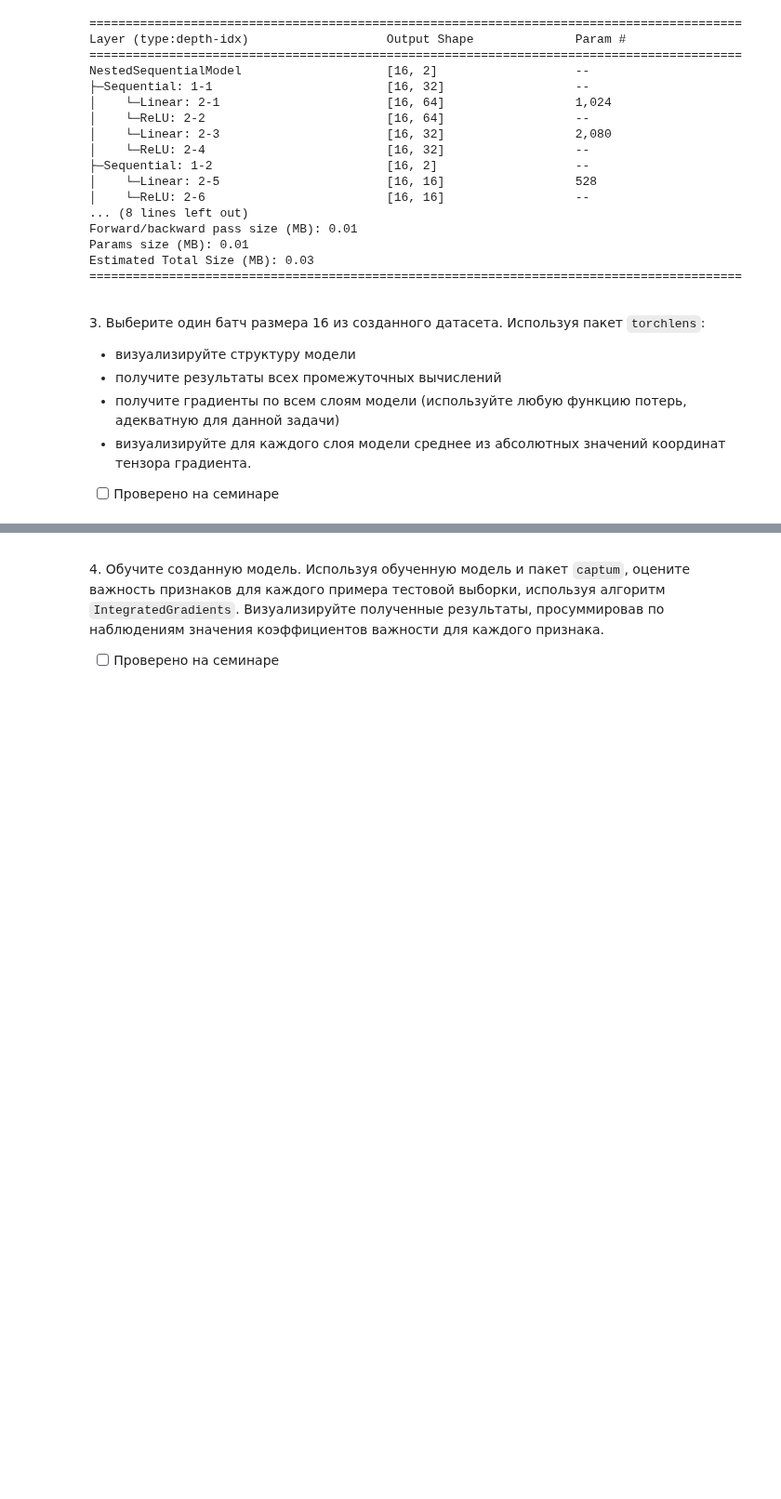
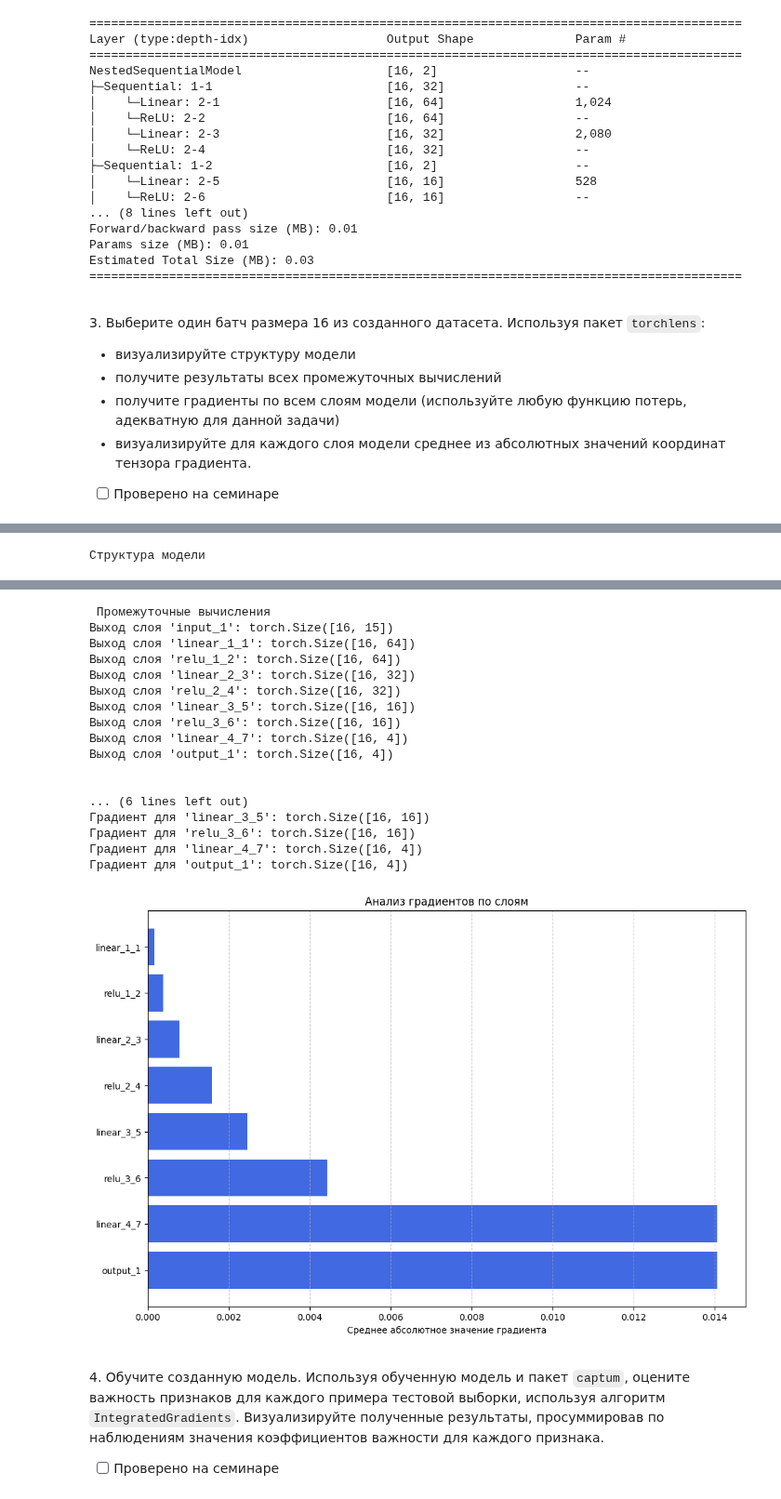
Before and after one commit to Ackrome/FU, a Jupyter notebook: Course_3/DL/02_4_analysis.ipynb, the cells around one changed output, grey strips where cells are left out. Shown at 93% size. Cells and saved outputs as stored; diff of their text form; code cells hidden in the pictures; blank space fills up the shorter version.

```diff
--- a/Course_3/DL/02_4_analysis.ipynb
+++ b/Course_3/DL/02_4_analysis.ipynb
@@ -318,0 +266,55 @@ AttributeError: 'ModelHistory' object has no attribute 'plot_gradient_summary'
+# %%
+BATCH_SIZE = 16
+
+train_loader = DataLoader(train_data, batch_size=BATCH_SIZE, shuffle=True)
+
+x_batch, y_batch = next(iter(train_loader))
+
+
+num_classes = len(torch.unique(full_dataset.target))
+
+model = NestedSequentialModel(input_features=INPUT_FEATURES, num_classes=num_classes)
+
+criterion = nn.CrossEntropyLoss()
+
+
+print("Структура модели")
+model_history = tl.log_forward_pass(model, x_batch, vis_opt='unrolled', save_gradients=True)
+
+outputs = model_history[-1].tensor_contents
+
+loss = criterion(outputs, y_batch)
+model.zero_grad()
+loss.backward()
+
+print("\n\n Промежуточные вычисления")
+for layer_log in model_history:
+    print(f"Выход слоя '{layer_log.layer_label}': {layer_log.tensor_contents.shape}")
+    # print(layer_log.tensor_contents)
+
+print("\n\n Градиенты")
+grad_stats = {}
+for layer_log in model_history:
+    if layer_log.grad_contents is not None:
+        print(f"Градиент для '{layer_log.layer_label}': {layer_log.grad_contents.shape}")
+        grad_stats[layer_log.layer_label] = torch.mean(torch.abs(layer_log.grad_contents)).item()
+    else:
+        print(f"Градиент для '{layer_log.layer_label}': None")
+
+
+
+if grad_stats:
+    print('\n\n')
+    labels = list(grad_stats.keys())
+    values = list(grad_stats.values())
+    plt.figure(figsize=(12, 8))
+    plt.barh(labels, values, color='royalblue')
+    plt.xlabel('Среднее абсолютное значение градиента')
+    plt.title('Анализ градиентов по слоям')
+    plt.gca().invert_yaxis() # Для лучшей читаемости, чтобы первый слой был сверху
+    plt.grid(axis='x', linestyle='--', alpha=0.6)
+    plt.show()
+else:
+    print("Нет доступных градиентов для визуализации. Убедитесь, что градиенты вычисляются.")
+# %% [output]
+Структура модели
@@ -319,3 +322,21 @@ AttributeError: 'ModelHistory' object has no attribute 'plot_gradient_summary'
+ Промежуточные вычисления
+Выход слоя 'input_1': torch.Size([16, 15])
+Выход слоя 'linear_1_1': torch.Size([16, 64])
+Выход слоя 'relu_1_2': torch.Size([16, 64])
+Выход слоя 'linear_2_3': torch.Size([16, 32])
+Выход слоя 'relu_2_4': torch.Size([16, 32])
+Выход слоя 'linear_3_5': torch.Size([16, 16])
+Выход слоя 'relu_3_6': torch.Size([16, 16])
+Выход слоя 'linear_4_7': torch.Size([16, 4])
+Выход слоя 'output_1': torch.Size([16, 4])
+
+
+... (6 lines left out)
+Градиент для 'linear_3_5': torch.Size([16, 16])
+Градиент для 'relu_3_6': torch.Size([16, 16])
+Градиент для 'linear_4_7': torch.Size([16, 4])
+Градиент для 'output_1': torch.Size([16, 4])
+[figure, added]
 # %% [markdown]
 <p class="task" id="4"></p>
 
```
Also changed, not shown: parts of 7 cells of this notebook.
